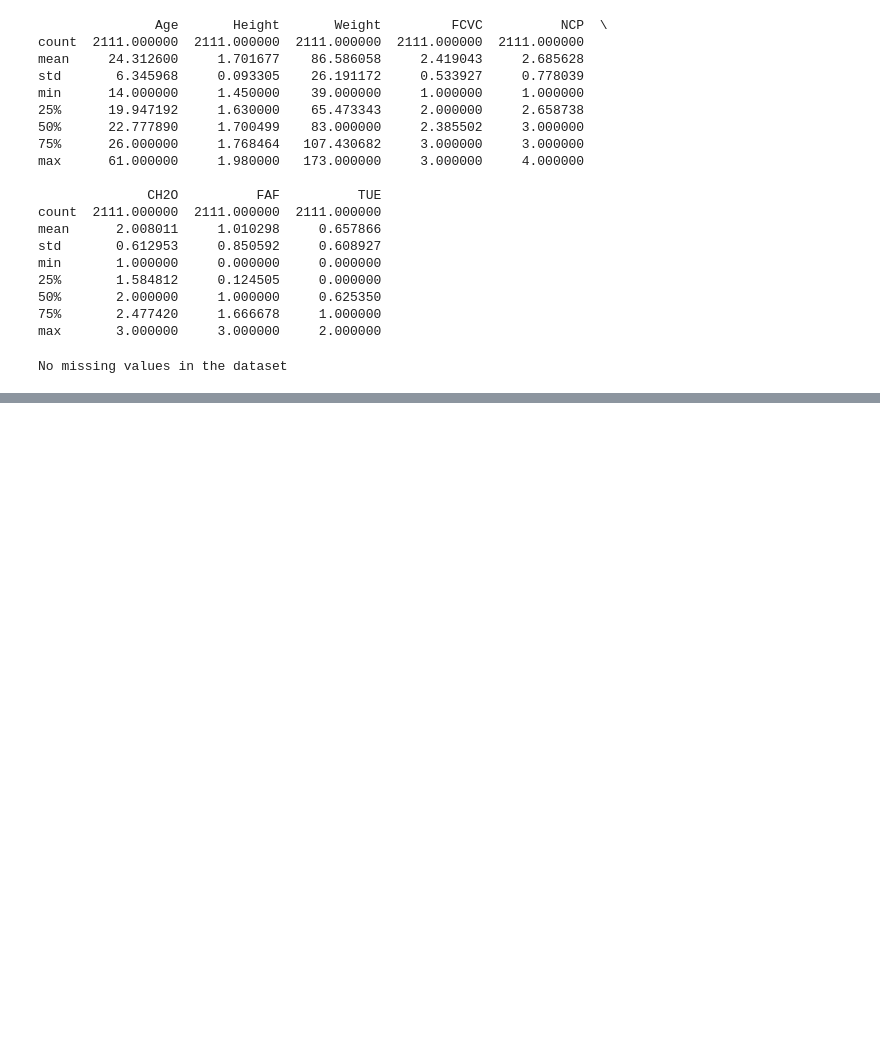
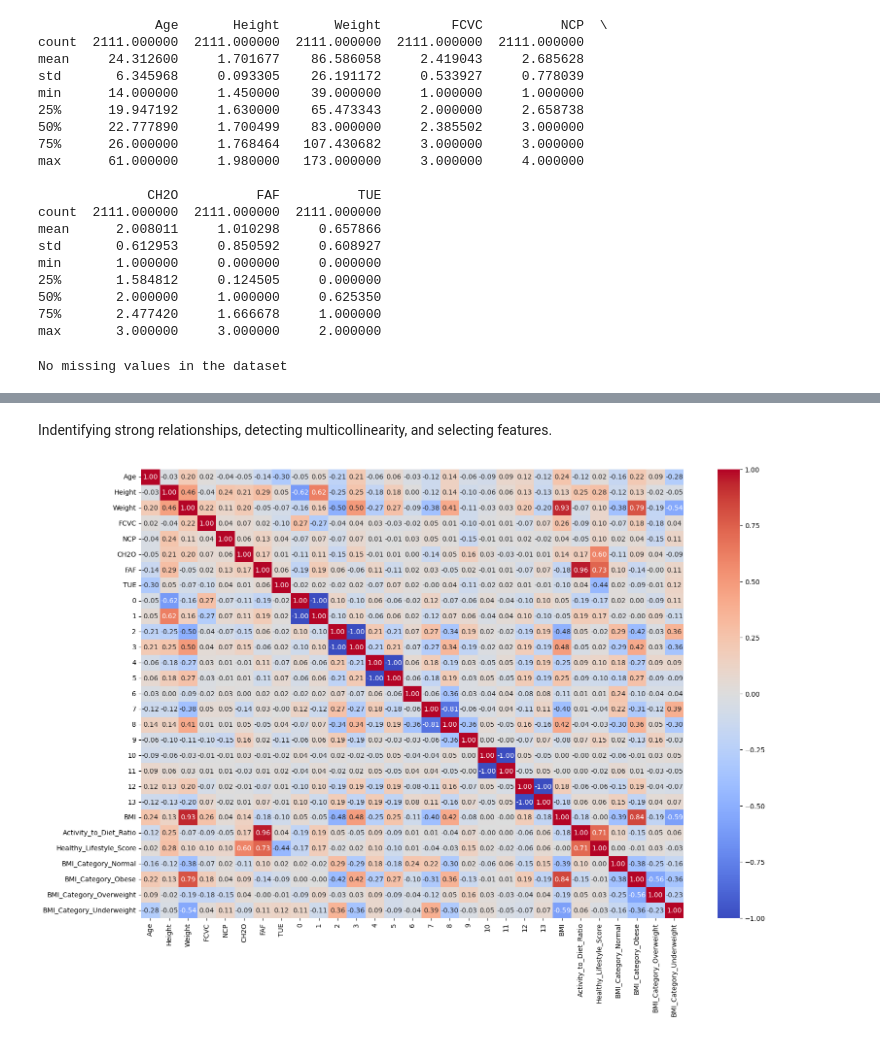
Before and after one commit to Rohanpatel512/Obesity-Levels-Prediction, a Jupyter notebook: obesity_level_prediction.ipynb, the cells around one changed output, grey strips where cells are left out. Saved outputs shown, nothing was run; the diff lists cells and outputs as text; code cells hidden in the pictures; blank space fills up the shorter version.

```diff
--- a/obesity_level_prediction.ipynb
+++ b/obesity_level_prediction.ipynb
@@ -77,0 +97,36 @@ X = pd.concat([X, df], axis=1)
+# %%
+#Create Activity-to-Diet Ratio
+X['Activity_to_Diet_Ratio'] = X['FAF'] / (X['FCVC'] + X['NCP'] + 1)
+# %%
+#Create a Healthy Lifestyle Score
+X['Healthy_Lifestyle_Score'] = X['FAF'] + X['CH2O'] - X['TUE']
+# %%
+#Normalize continuous features
+scaler = StandardScaler()
+continuous_features = ['Age', 'Height', 'Weight', 'CH2O', 'FAF', 'TUE', 'BMI']
+X[continuous_features] = scaler.fit_transform(X[continuous_features])
+# %%
+#One-hot encode BMI_Category
+bmi_encoder = OneHotEncoder(sparse_output=False)
+bmi_encoded = bmi_encoder.fit_transform(X[['BMI_Category']])
+bmi_df = pd.DataFrame(bmi_encoded, columns=bmi_encoder.get_feature_names_out(['BMI_Category']))
+
+#Add BMI_Category encodings and drop the original column
+X = pd.concat([X, bmi_df], axis=1)
+X = X.drop(['BMI_Category'], axis=1)
+# %% [markdown]
+Indentifying strong relationships, detecting multicollinearity, and selecting features.
+# %%
+import seaborn as sns
+import matplotlib.pyplot as plt
+
+numeric_X = X.select_dtypes(include=[np.number])
+
+#Compute correlation matrix
+corr_matrix = numeric_X.corr()
+
+plt.figure(figsize=(18, 12))
+sns.heatmap(corr_matrix, annot=True, fmt='.2f', cmap='coolwarm')
+plt.show()
+# %% [output]
+[figure, added]
```
Also changed, not shown: parts of 4 cells of this notebook.
